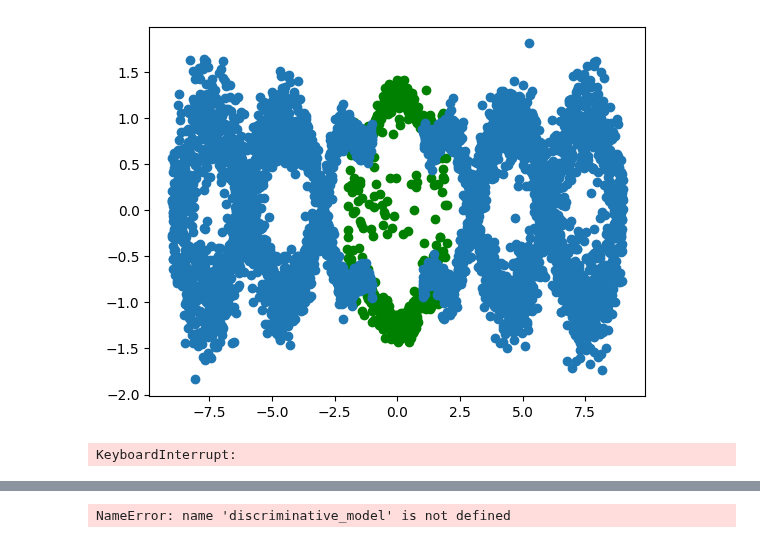
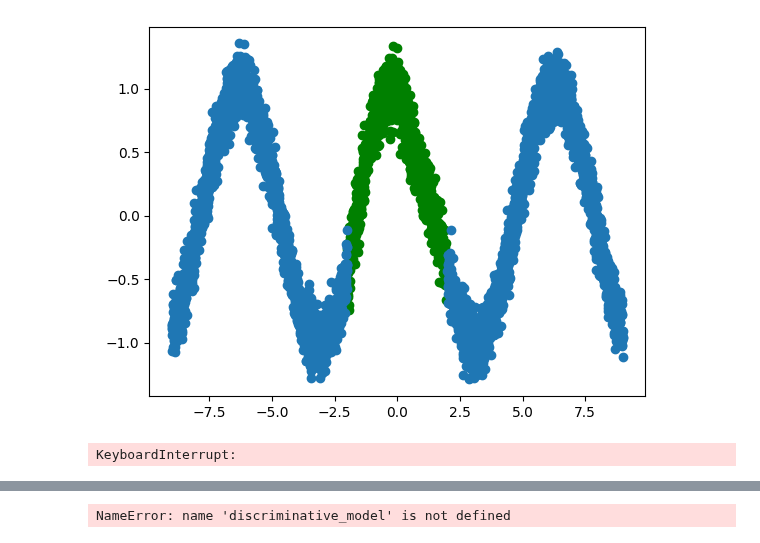
Before and after one commit to ElouanARGOUARCH/experiments, a Jupyter notebook: Untitled.ipynb, the cells around one changed output, grey strips where cells are left out. Cells and saved outputs as stored; diff of their text form; code cells hidden in the pictures.

```diff
--- a/Untitled.ipynb
+++ b/Untitled.ipynb
@@ -187,7 +25,5 @@ KeyboardInterrupt:
 # %%
 window = 2
-D_x = torch.linspace(-9,9,5000)
-D_y = 2*torch.cos(D_x) + 0.125 * torch.randn_like(D_x)
 mask = torch.abs(D_x)>window
 x0 = D_x[~mask]
 y0 = D_y[~mask]
@@ -236,12 +72,12 @@ prior = Uniform(torch.tensor([-window]), torch.tensor([window]))
 
 total_samples = []
 total_models = []
-for _ in range(2):
+for _ in range(5):
     generative_model = ConditionalDIF(D_y.unsqueeze(-1),D_x.unsqueeze(-1),3,[32,32,32])
     generative_model.initialize_with_EM(50)
-    generative_model.train(50,500,lr = 5e-3, verbose = True)
-    generative_model.train(50,500,lr = 5e-4, verbose = True)
-    generative_model.train(50,500,lr = 5e-5, verbose = True)
+    generative_model.train(100,500,lr = 5e-3, verbose = True)
+    generative_model.train(100,500,lr = 5e-4, verbose = True)
+    generative_model.train(100,500,lr = 5e-5, verbose = True)
     total_models.append(generative_model)
 def plot_average_likelihood_function(log_likelihood_list, range = [[-10,10],[-10,10]], bins = [50,50], levels = 2 , alpha = 0.7, figsize = (10,6), show = True):
     total_log_likelihood = lambda y, x: torch.logsumexp(
@@ -254,40 +90,39 @@ plot_average_likelihood_function([model.log_prob for model in total_models], ran
 # %%
 from targets import *
-target = DoubleWave()
-window = 1
+window = 2
 D_x = torch.linspace(-9,9,5000)
-D_y = 2*torch.cos(D_x) + 0.125 * torch.randn_like(D_x)
+D_y = torch.cos(D_x) + 0.125 * torch.randn_like(D_x)
 mask = torch.abs(D_x)>window
-x0 = D_x[~mask]
-y0 = D_y[~mask]
-D_x = D_x[mask]
-D_y = D_y[mask]
+x0 = D_x[~mask].unsqueeze(-1)
+y0 = D_y[~mask].unsqueeze(-1)
+D_x = D_x[mask].unsqueeze(-1)
+D_y = D_y[mask].unsqueeze(-1)
 plt.scatter(D_x, D_y)
 plt.scatter(x0, y0)
 total_samples = []
 total_models = []
-D_y_plus = D_y#.unsqueeze(-1)
-D_x_plus = D_x.unsqueeze(-1)
+D_y_plus = D_y
+D_x_plus = D_x
 for _ in range(50):
     generative_model = ConditionalDIF(D_y_plus,D_x_plus,3,[32,32,32])
     generative_model.initialize_with_EM(50)
     generative_model.train(100,500,lr = 5e-3, verbose = True)
     generative_model.train(100,500,lr = 5e-4, verbose = True)
     generative_model.train(100,500,lr = 5e-5, verbose = True)
 
     joint_log_posterior =lambda x: generative_model.log_prob(y0, x)+ prior.log_prob(x)
     sampler = IndependentMetropolisHastings_multiple_obs(joint_log_posterior,1, y0.shape[0], prior)
     samples = sampler.sample(100, verbose = True)
     clear_output(wait = True)
     plt.scatter(samples, y0, color = 'green')
     plt.scatter(D_x, D_y)
     plt.show()
-    D_x_plus = torch.cat([D_x.unsqueeze(-1), samples], dim=0)
+    D_x_plus = torch.cat([D_x, samples], dim=0)
     D_y_plus = torch.cat([D_y, y0], dim = 0)
     total_samples.append(samples)
     total_models.append(generative_model)
 # %% [output]
-[figure, old version]
+[figure, new version]
 KeyboardInterrupt:
 # %%
 def plot_average_likelihood_function(log_likelihood_list, range = [[-10,10],[-10,10]], bins = [50,50], levels = 2 , alpha = 0.7, figsize = (10,6), show = True):
```
Also changed, not shown: parts of 7 cells of this notebook, 2 other files.
